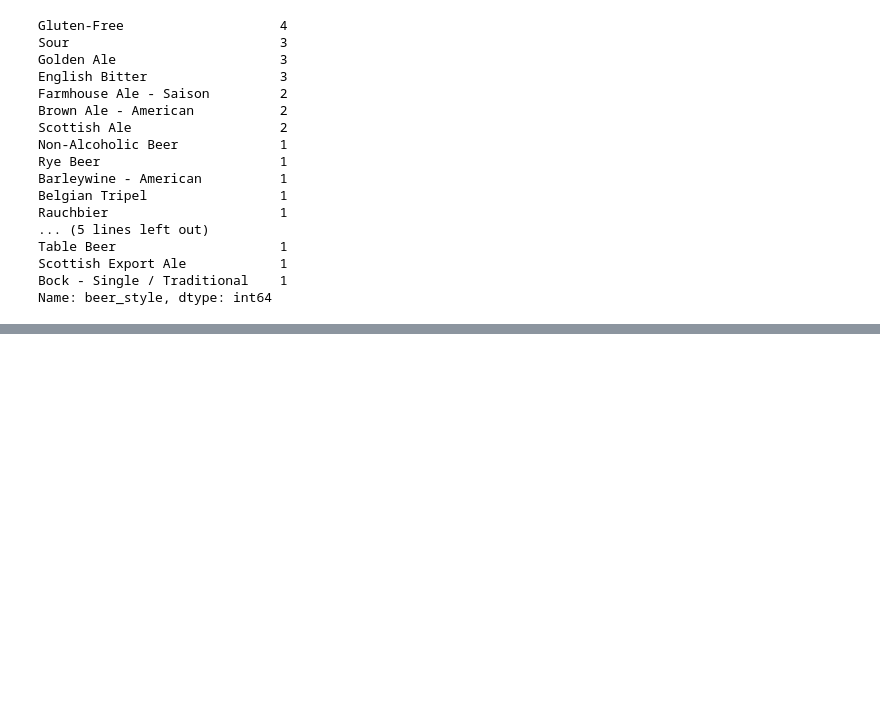
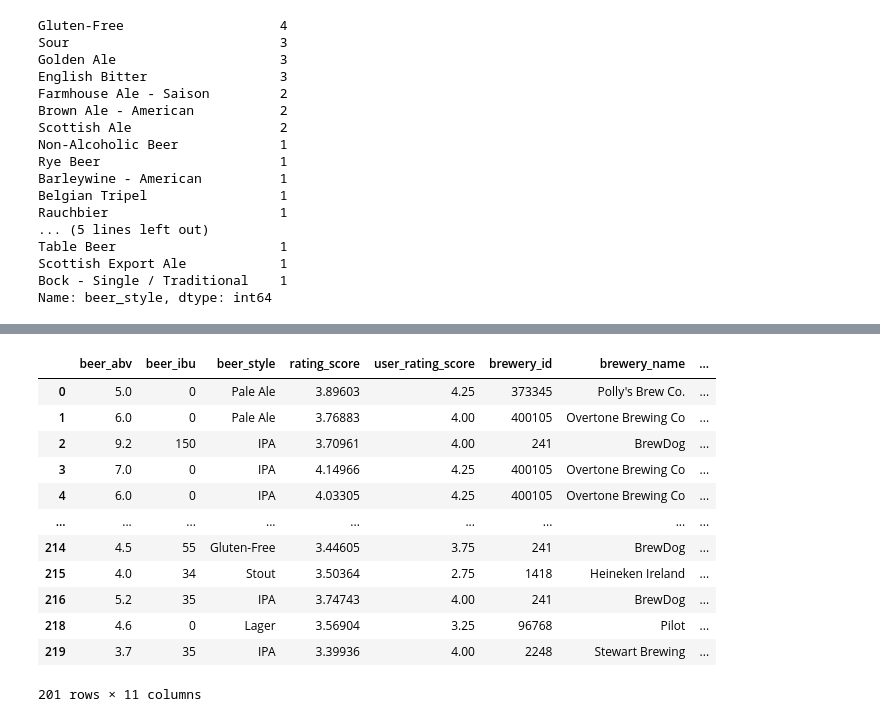
Before and after one commit to conorhamill36/beer, a Jupyter notebook: beer.ipynb, the cells around one changed output, grey strips where cells are left out. Cells and saved outputs as stored; diff of their text form; code cells hidden in the pictures; blank space fills up the shorter version.

```diff
--- a/beer.ipynb
+++ b/beer.ipynb
@@ -410,0 +400,16 @@ sort_values('user_rating_score', ascending = False)
+# %%
+beer_df.groupby(by='beer_style').filter(lambda x: len(x) > 2)
+# %% [output]
+|  | beer_abv | beer_ibu | beer_style | rating_score | user_rating_score | brewery_id | brewery_name | ... |
+| 0 | 5.0 | 0 | Pale Ale | 3.89603 | 4.25 | 373345 | Polly's Brew Co. | ... |
+| 1 | 6.0 | 0 | Pale Ale | 3.76883 | 4.00 | 400105 | Overtone Brewing Co | ... |
+| 2 | 9.2 | 150 | IPA | 3.70961 | 4.00 | 241 | BrewDog | ... |
+| 3 | 7.0 | 0 | IPA | 4.14966 | 4.25 | 400105 | Overtone Brewing Co | ... |
+| 4 | 6.0 | 0 | IPA | 4.03305 | 4.25 | 400105 | Overtone Brewing Co | ... |
+| ... | ... | ... | ... | ... | ... | ... | ... | ... |
+| 214 | 4.5 | 55 | Gluten-Free | 3.44605 | 3.75 | 241 | BrewDog | ... |
+| 215 | 4.0 | 34 | Stout | 3.50364 | 2.75 | 1418 | Heineken Ireland | ... |
+| 216 | 5.2 | 35 | IPA | 3.74743 | 4.00 | 241 | BrewDog | ... |
+| 218 | 4.6 | 0 | Lager | 3.56904 | 3.25 | 96768 | Pilot | ... |
+| 219 | 3.7 | 35 | IPA | 3.39936 | 4.00 | 2248 | Stewart Brewing | ... |
+201 rows × 11 columns
```
Also changed, not shown: parts of 3 cells of this notebook.
